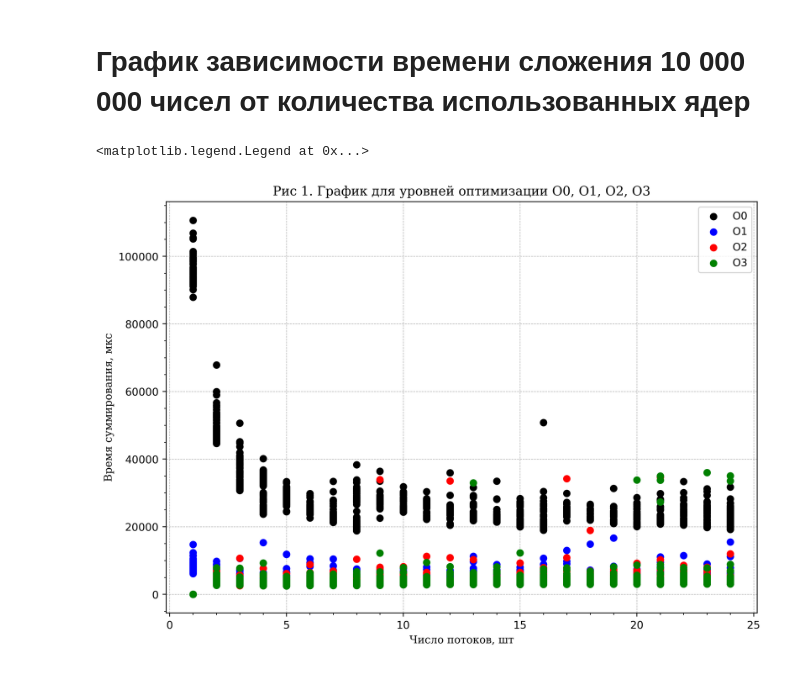
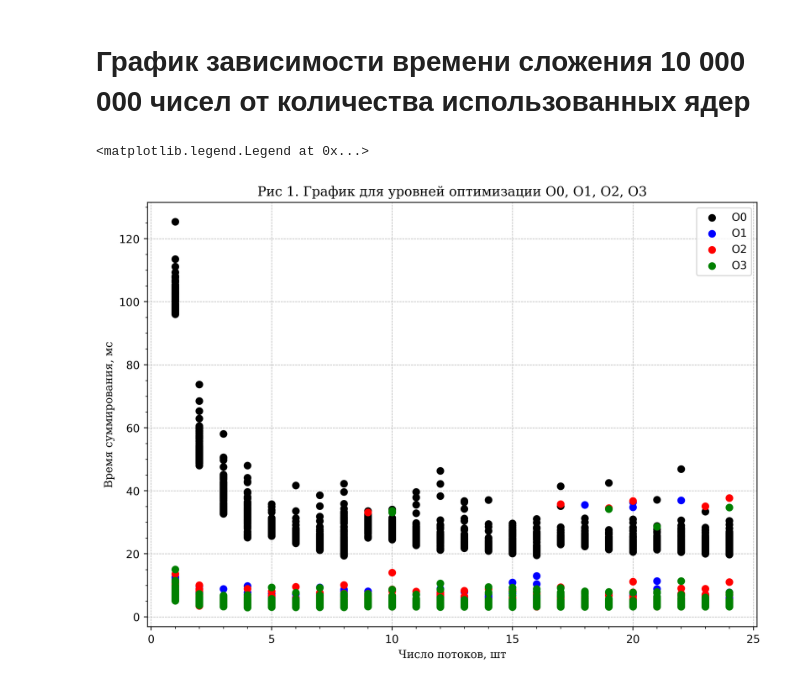
Before and after one commit to alxlnx/cpp, a Jupyter notebook: homework/5/graph.ipynb, the cells around one changed output. Saved outputs shown, nothing was run; the diff lists cells and outputs as text; code cells hidden in the pictures.

```diff
--- a/homework/5/graph.ipynb
+++ b/homework/5/graph.ipynb
@@ -60,36 +60,36 @@ for i in range(FILE_AMOUNT):
             times_O2.append(data[2])
 
 threads_O2 = np.array(threads_O2)
 threads_O2 = threads_O2.astype('int32')
 times_O2   = np.array(times_O2)
 times_O2   = times_O2.astype('int32')
 
 #########################################################
 for i in range(FILE_AMOUNT):
     filename = 'homework_5_data_' + str(i + 1) + '_O3.txt'
     with open(filename, 'r') as f:
         for line in f:
             data = line.rstrip('\n').split('\t')
 
             threads_O3.append(data[1])
             times_O3.append(data[2])
 
 threads_O3 = np.array(threads_O3)
 threads_O3 = threads_O3.astype('int32')
 times_O3   = np.array(times_O3)
 times_O3   = times_O3.astype('int32')
 
 fig, ax = plt.subplots(figsize=(10,7), dpi=400)
 ax.grid(which='major', linestyle='--', linewidth=0.5)
 ax.minorticks_on()
 ax.set_xlabel('Число потоков, шт', **font)
-ax.set_ylabel('Время суммирования, мкс', **font)
+ax.set_ylabel('Время суммирования, мс', **font)
 ax.set_title('Рис 1. График для уровней оптимизации O0, O1, O2, O3', **font)
-ax.scatter(threads_O0, times_O0, c='k', zorder=3, label='O0')
-ax.scatter(threads_O1, times_O1, c='b', zorder=3, label='O1')
-ax.scatter(threads_O2, times_O2, c='r', zorder=3, label='O2')
-ax.scatter(threads_O3, times_O3, c='g', zorder=3, label='O3')
+ax.scatter(threads_O0, times_O0 / 1000, c='k', zorder=3, label='O0')
+ax.scatter(threads_O1, times_O1 / 1000, c='b', zorder=3, label='O1')
+ax.scatter(threads_O2, times_O2 / 1000, c='r', zorder=3, label='O2')
+ax.scatter(threads_O3, times_O3 / 1000, c='g', zorder=3, label='O3')
 ax.legend()
 # %% [output]
 <matplotlib.legend.Legend at 0x...>
-[figure, old version]
+[figure, new version]
```
Also changed, not shown: parts of 2 cells of this notebook.
